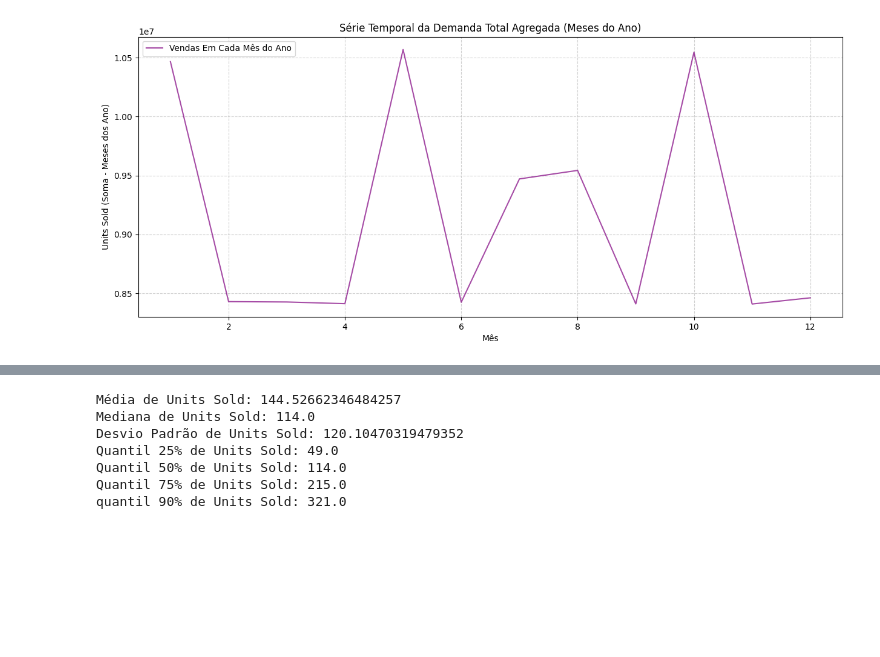
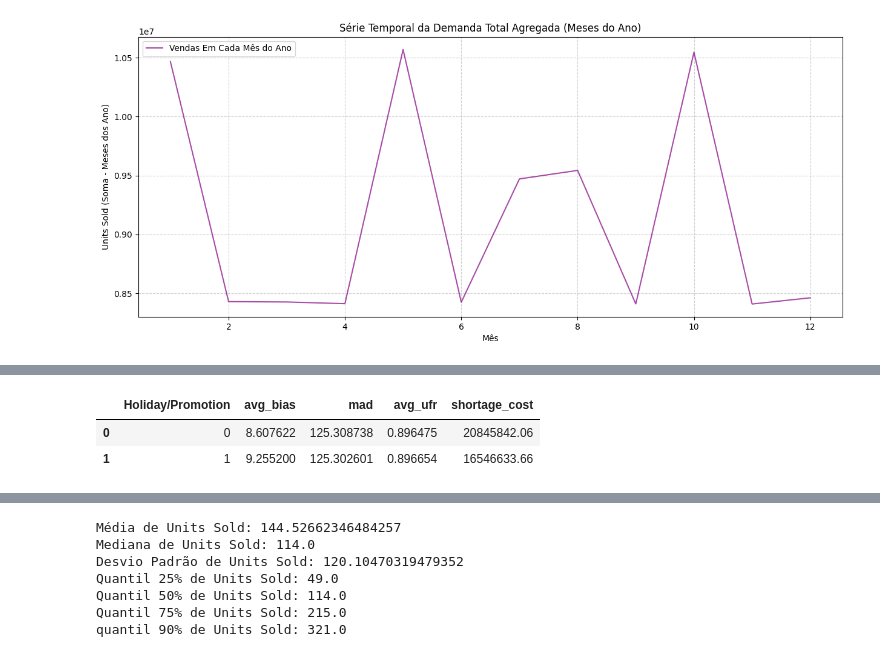
Before and after one commit to sergioneto12/DemandPlanning_DataAnalysis_Forecasting, a Jupyter notebook: analysis.ipynb, the cells around one changed output, grey strips where cells are left out. Saved outputs shown, nothing was run; the diff lists cells and outputs as text; code cells hidden in the pictures; blank space fills up the shorter version.

```diff
--- a/analysis.ipynb
+++ b/analysis.ipynb
@@ -536,0 +615,35 @@ plt.show()
+# %%
+# garantir que as colunas UFR e MAD existam antes da agregação
+if 'UFR' not in merged_df.columns:
+    if 'MissedSales' in merged_df.columns:
+        merged_df['UFR'] = merged_df['UnitsSold'] / (merged_df['UnitsSold'] + merged_df['MissedSales'])
+    else:
+        merged_df['UFR'] = 1.0
+    merged_df['UFR'] = merged_df['UFR'].fillna(1.0)
+
+if 'MAD' not in merged_df.columns:
+    merged_df['AbsoluteBias'] = merged_df['BIAS'].abs()
+    WINDOW_MAD = 8
+    merged_df['MAD'] = (
+        merged_df.groupby(GROUP_COLS)['AbsoluteBias']
+        .transform(lambda x: x.shift(1).rolling(window=WINDOW_MAD, min_periods=1).mean())
+        .fillna(0.01)
+    )
+
+promo_analysis = (
+    merged_df
+    .groupby("Holiday/Promotion")
+    .agg(
+        avg_bias=("BIAS", "mean"),
+        mad=("MAD", "mean"),
+        avg_ufr=("UFR", "mean"),
+        shortage_cost=("ShortageCost", "sum")
+    )
+)
+
+promo_analysis = promo_analysis.sort_values(by='shortage_cost', ascending=False).reset_index()
+promo_analysis
+# %% [output]
+|  | Holiday/Promotion | avg_bias | mad | avg_ufr | shortage_cost |
+| 0 | 0 | 8.607622 | 125.308738 | 0.896475 | 20845842.06 |
+| 1 | 1 | 9.255200 | 125.302601 | 0.896654 | 16546633.66 |
```
Also changed, not shown: parts of 38 cells of this notebook.
